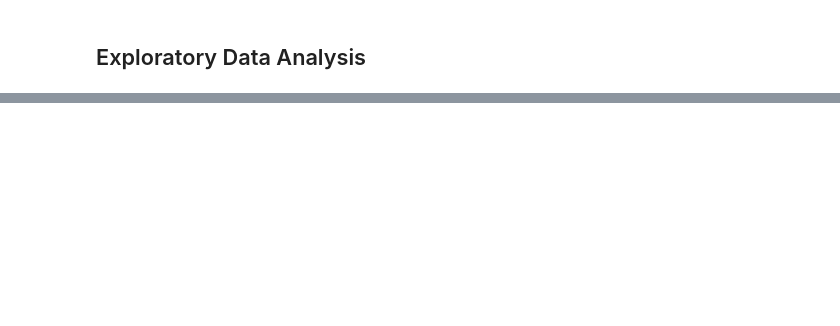
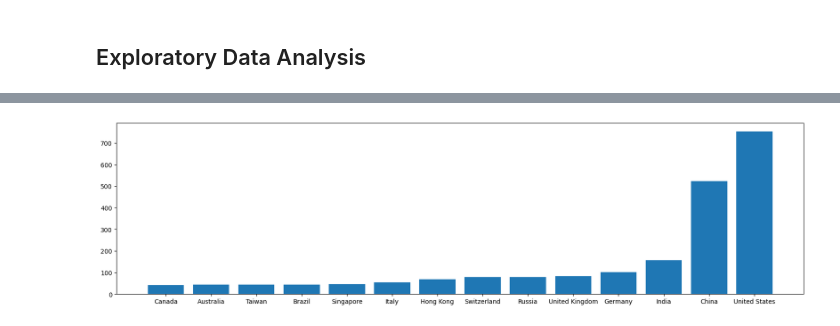
Before and after one commit to cyrilmichino/billionaire-statistical-analysis, a Jupyter notebook: notebook.ipynb, the cells around one changed output, grey strips where cells are left out. Saved outputs shown, nothing was run; the diff lists cells and outputs as text; code cells hidden in the pictures; blank space fills up the shorter version.

```diff
--- a/notebook.ipynb
+++ b/notebook.ipynb
@@ -189,0 +218,5 @@ country_df.head()
+# %%
+# Get aggregate data on the number of billionaires per country
+bill_count = personal_df[['country','personName']].groupby('country').agg({'personName':'count'})
+bill_count = bill_count.rename(columns={'country':'country','personName':'billionaireCount'}).reset_index()
+bill_count.head()
@@ -189,0 +230,6 @@ country_df.head()
+# %%
+country_df = country_df.set_index('country')
+bill_count = bill_count.set_index('country')
+country_df = country_df.join(bill_count).reset_index()
+print(country_df.shape)
+country_df.head()
@@ -189,0 +244,12 @@ country_df.head()
+# %%
+gdp_cleaned = []
+for i in country_df.gdp_country.astype('str'):
+    try:
+        i = re.sub(",", "",i)
+        i = int(re.sub("\$", "",i))
+        gdp_cleaned.append(i)
+    except:
+        gdp_cleaned.append(None)
+
+country_df['gdp'] = gdp_cleaned
+country_df.head()
@@ -196,0 +265,7 @@ sns.pairplot(df)
+# %%
+data = country_df[country_df.billionaireCount > 40].sort_values('billionaireCount')
+plt.figure(figsize=(20,5))
+plt.bar(data.country.astype('str'),data.billionaireCount)
+plt.show()
+# %% [output]
+[figure, added]
```
Also changed, not shown: parts of 12 cells of this notebook.
